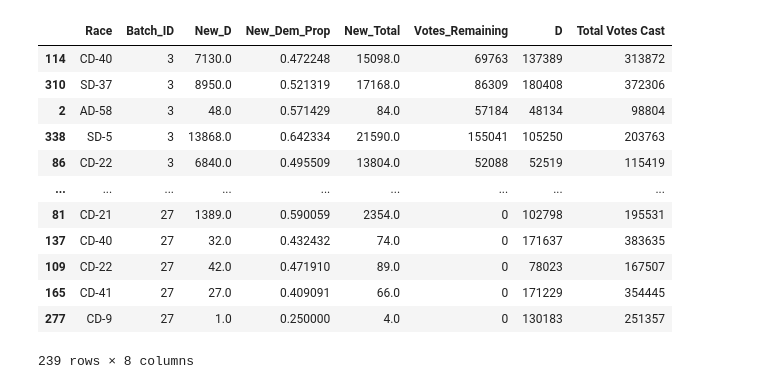
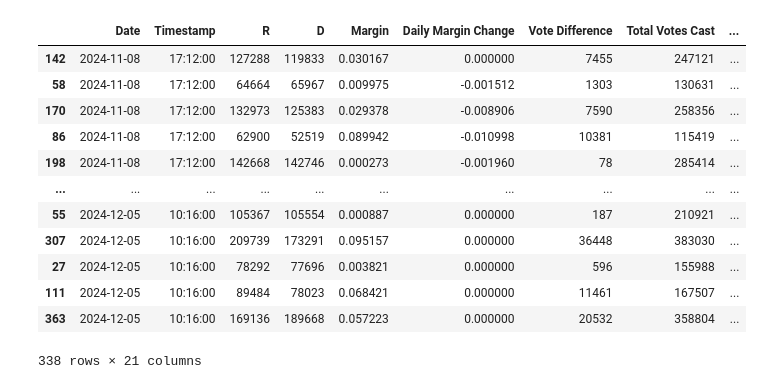
Before and after one commit to rickyrojas311/realtimeElectionForecasting, a Jupyter notebook: model_v1/preprocessing.ipynb, the cells around one changed output. Drawn from its saved outputs; the diff is of its cells as text; code cells hidden in the pictures.

Commit message:
huge refactor to clean up data and model and baseline

```diff
--- a/model_v1/preprocessing.ipynb
+++ b/model_v1/preprocessing.ipynb
@@ -44,22 +127,18 @@ summary_df.to_csv("first_drop.csv")
 # %%
 drops = df[df['Datetime'] >= '2024-11-08'].copy()
 drops['Votes_Remaining'] = drops['Final_Total_Votes'] - drops['Total Votes Cast']
-data = drops[["Race", "Batch_ID", "New_D", "New_Dem_Prop", "New_Total", "Votes_Remaining",  "D", "Total Votes Cast"]]
-data = data.dropna()
-data.to_csv("later_drops.csv")
+drops
+# %% [output]
+|  | Date | Timestamp | R | D | Margin | Daily Margin Change | Vote Difference | Total Votes Cast | ... |
+| 142 | 2024-11-08 | 17:12:00 | 127288 | 119833 | 0.030167 | 0.000000 | 7455 | 247121 | ... |
+| 58 | 2024-11-08 | 17:12:00 | 64664 | 65967 | 0.009975 | -0.001512 | 1303 | 130631 | ... |
+| 170 | 2024-11-08 | 17:12:00 | 132973 | 125383 | 0.029378 | -0.008906 | 7590 | 258356 | ... |
+| 86 | 2024-11-08 | 17:12:00 | 62900 | 52519 | 0.089942 | -0.010998 | 10381 | 115419 | ... |
+| 198 | 2024-11-08 | 17:12:00 | 142668 | 142746 | 0.000273 | -0.001960 | 78 | 285414 | ... |
+| ... | ... | ... | ... | ... | ... | ... | ... | ... | ... |
+| 55 | 2024-12-05 | 10:16:00 | 105367 | 105554 | 0.000887 | 0.000000 | 187 | 210921 | ... |
+| 307 | 2024-12-05 | 10:16:00 | 209739 | 173291 | 0.095157 | 0.000000 | 36448 | 383030 | ... |
+| 27 | 2024-12-05 | 10:16:00 | 78292 | 77696 | 0.003821 | 0.000000 | 596 | 155988 | ... |
+| 111 | 2024-12-05 | 10:16:00 | 89484 | 78023 | 0.068421 | 0.000000 | 11461 | 167507 | ... |
+| 363 | 2024-12-05 | 10:16:00 | 169136 | 189668 | 0.057223 | 0.000000 | 20532 | 358804 | ... |
+338 rows × 21 columns
-# %%
-data
-# %% [output]
-|  | Race | Batch_ID | New_D | New_Dem_Prop | New_Total | Votes_Remaining | D | Total Votes Cast |
-| 114 | CD-40 | 3 | 7130.0 | 0.472248 | 15098.0 | 69763 | 137389 | 313872 |
-| 310 | SD-37 | 3 | 8950.0 | 0.521319 | 17168.0 | 86309 | 180408 | 372306 |
-| 2 | AD-58 | 3 | 48.0 | 0.571429 | 84.0 | 57184 | 48134 | 98804 |
-| 338 | SD-5 | 3 | 13868.0 | 0.642334 | 21590.0 | 155041 | 105250 | 203763 |
-| 86 | CD-22 | 3 | 6840.0 | 0.495509 | 13804.0 | 52088 | 52519 | 115419 |
-| ... | ... | ... | ... | ... | ... | ... | ... | ... |
-| 81 | CD-21 | 27 | 1389.0 | 0.590059 | 2354.0 | 0 | 102798 | 195531 |
-| 137 | CD-40 | 27 | 32.0 | 0.432432 | 74.0 | 0 | 171637 | 383635 |
-| 109 | CD-22 | 27 | 42.0 | 0.471910 | 89.0 | 0 | 78023 | 167507 |
-| 165 | CD-41 | 27 | 27.0 | 0.409091 | 66.0 | 0 | 171229 | 354445 |
-| 277 | CD-9 | 27 | 1.0 | 0.250000 | 4.0 | 0 | 130183 | 251357 |
-239 rows × 8 columns
```
Also changed, not shown: parts of 9 cells of this notebook, 5 other files.
